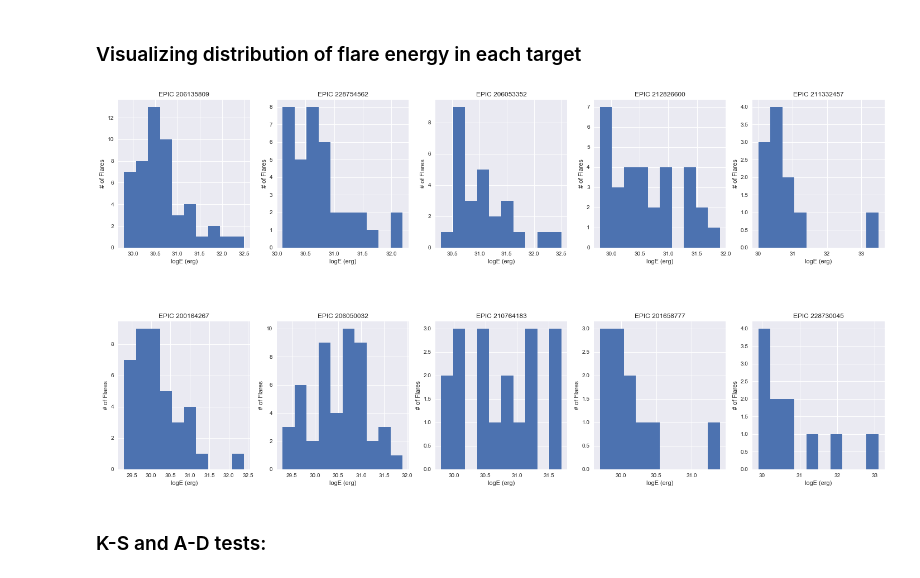
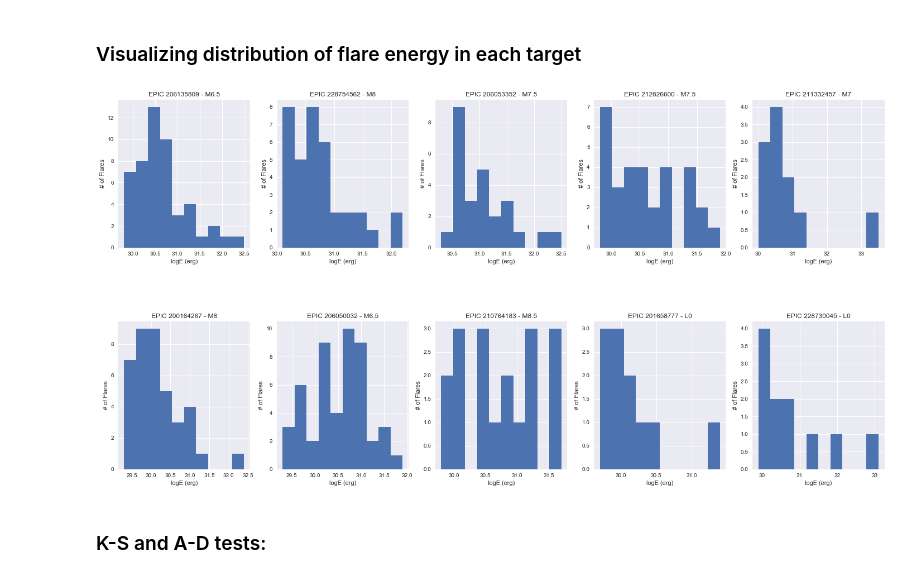
Before and after one commit to RileyWClarke/BiancoGroup, a Jupyter notebook: BiancoSummer2019.ipynb, the cells around one changed output. Cells and saved outputs as stored; diff of their text form; code cells hidden in the pictures.

```diff
--- a/BiancoSummer2019.ipynb
+++ b/BiancoSummer2019.ipynb
@@ -344,26 +346,26 @@ data
 # %%
 #Loops through above dataframe and makes histogram of log flare energy (erg) for each target
 
 fig, axs = plt.subplots(2, 5, figsize=(20,10))
 axs = np.ravel(axs)
 fig.tight_layout()
 plt.subplots_adjust(left=None, bottom=None, right=None, top=None, wspace=None, hspace=0.5)
 for i, epic in enumerate(set(data['EPIC']),start=0):
     star = np.where(data['EPIC'] == epic)[0]
     axs[i].hist(data['logE'][star],bins=10)
 
 #for ax in axs:
 #    ax.label_outer()
 j = 0
 for ax in axs:
     ax.set_xlabel('logE (erg)')
     ax.set_ylabel('# of Flares')
     epic = list(set(data['EPIC']))
-    ax.set_title('EPIC {}'.format(epic[j]))
+    ax.set_title('EPIC '+str(epic[j])+' - '+str(spec_list[j]))
     j += 1
 plt.savefig('Figures/flar_hists.png')
 # %% [output]
-[figure, old version]
+[figure, new version]
 # %% [markdown]
 ### K-S and A-D tests:
 # %%
```
Also changed, not shown: parts of 14 cells of this notebook, 5 other files.
